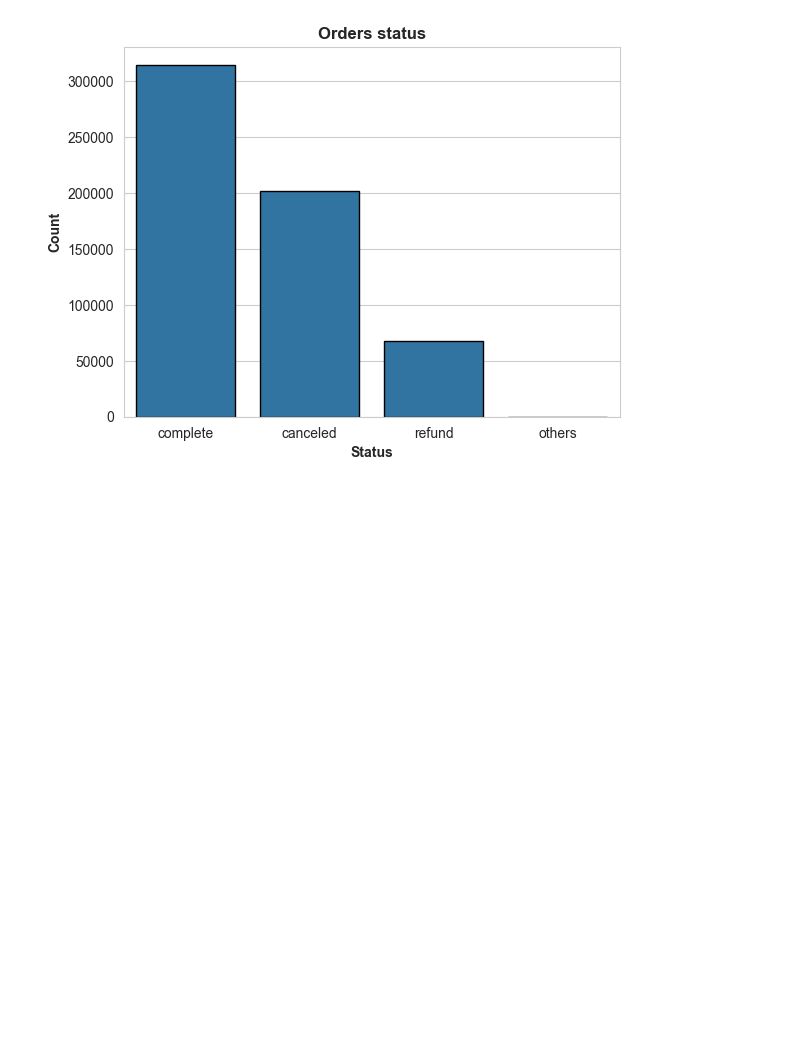
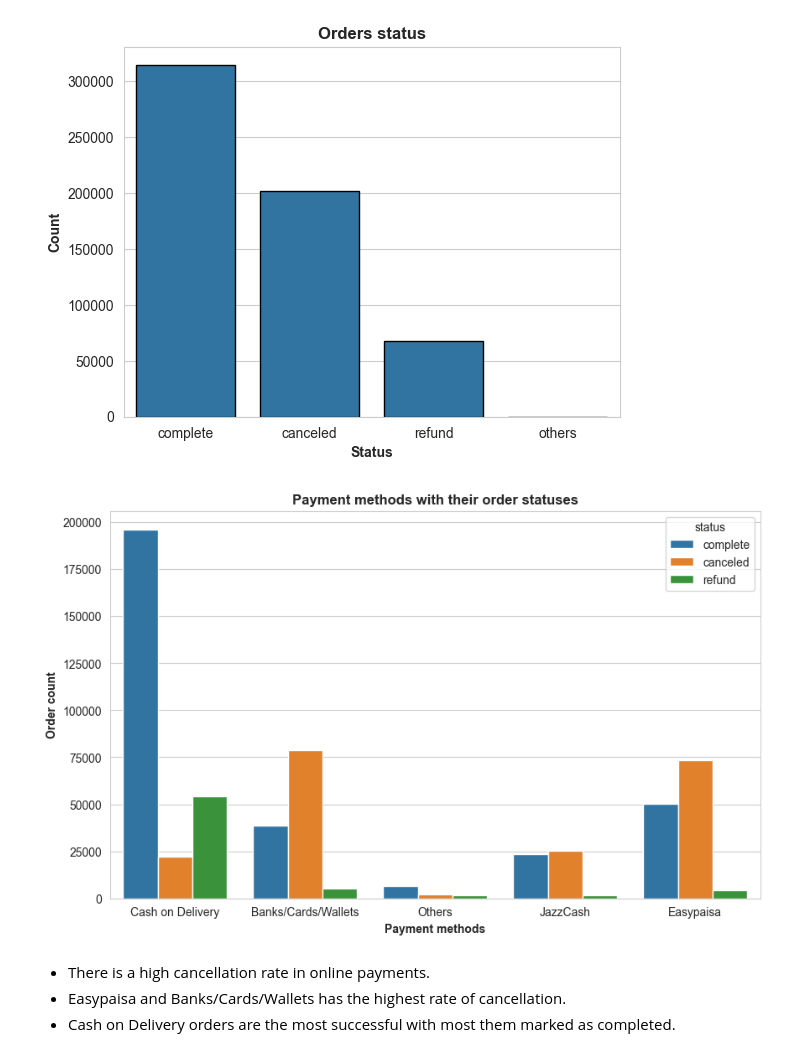
Before and after one commit to ali-bin-kashif/Pakistan-ECommerce-Dataset-EDA, a Jupyter notebook: eda-pak-ecommerce.ipynb, the cells around one changed output. Cells and saved outputs as stored; diff of their text form; code cells hidden in the pictures; blank space fills up the shorter version.

```diff
--- a/eda-pak-ecommerce.ipynb
+++ b/eda-pak-ecommerce.ipynb
@@ -648,3 +655,15 @@ ax = sns.countplot(data=pak_ecommerce_data, x='status', edgecolor='k')
 customize_plot(ax,'Orders status', 'Status', 'Count', 12,10)
 # %% [output]
 [figure]
+# %%
+# There is a very small value of 'others' in status so removing it won't make any difference
+set_size_style(10,6,'whitegrid')
+ax = sns.countplot(data=pak_ecommerce_data[pak_ecommerce_data['status'] != 'others'], x='payment_method', hue='status', palette='tab10')
+
+customize_plot(ax,'Payment methods with their order statuses', 'Payment methods','Order count',12,10)
+# %% [output]
+[figure, added]
+# %% [markdown]
+- There is a high cancellation rate in online payments.
+- Easypaisa and Banks/Cards/Wallets has the highest rate of cancellation.
+- Cash on Delivery orders are the most successful with most them marked as completed.
```
Also changed, not shown: parts of 25 cells of this notebook.
